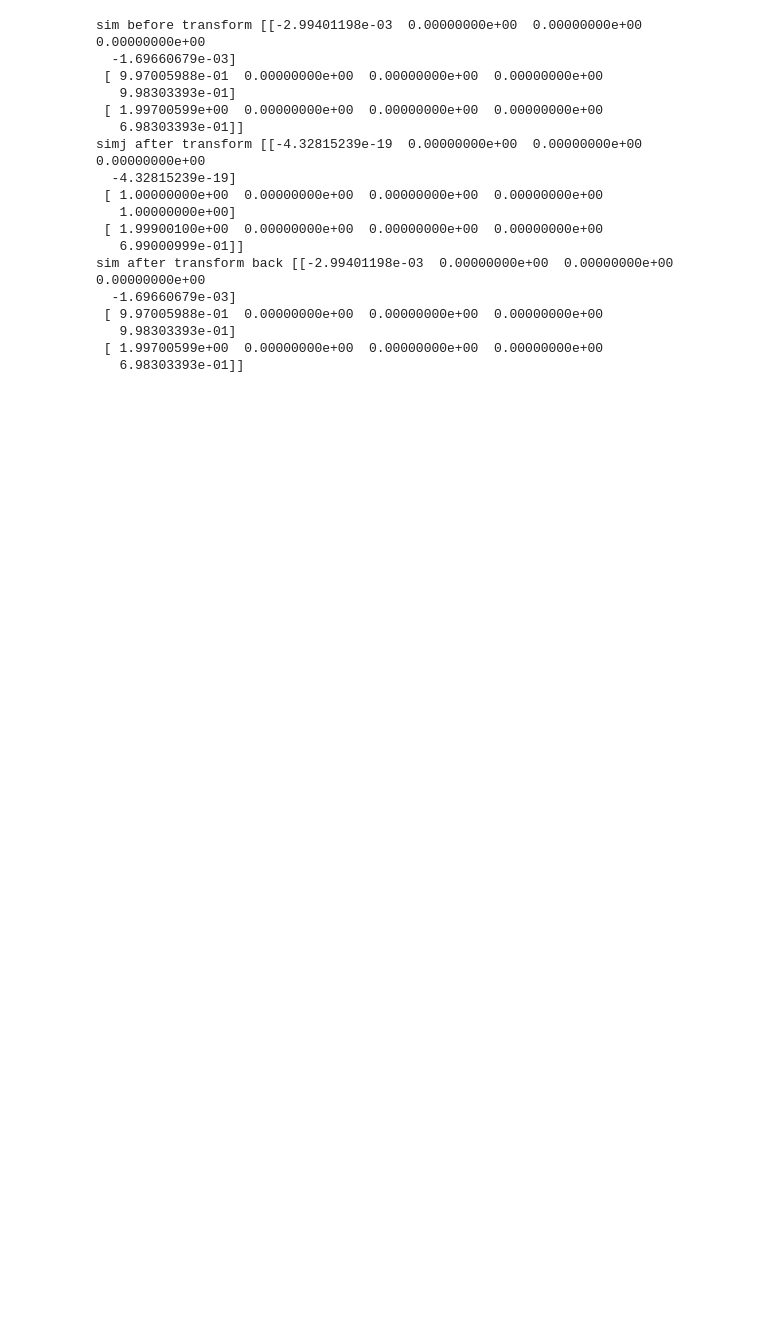
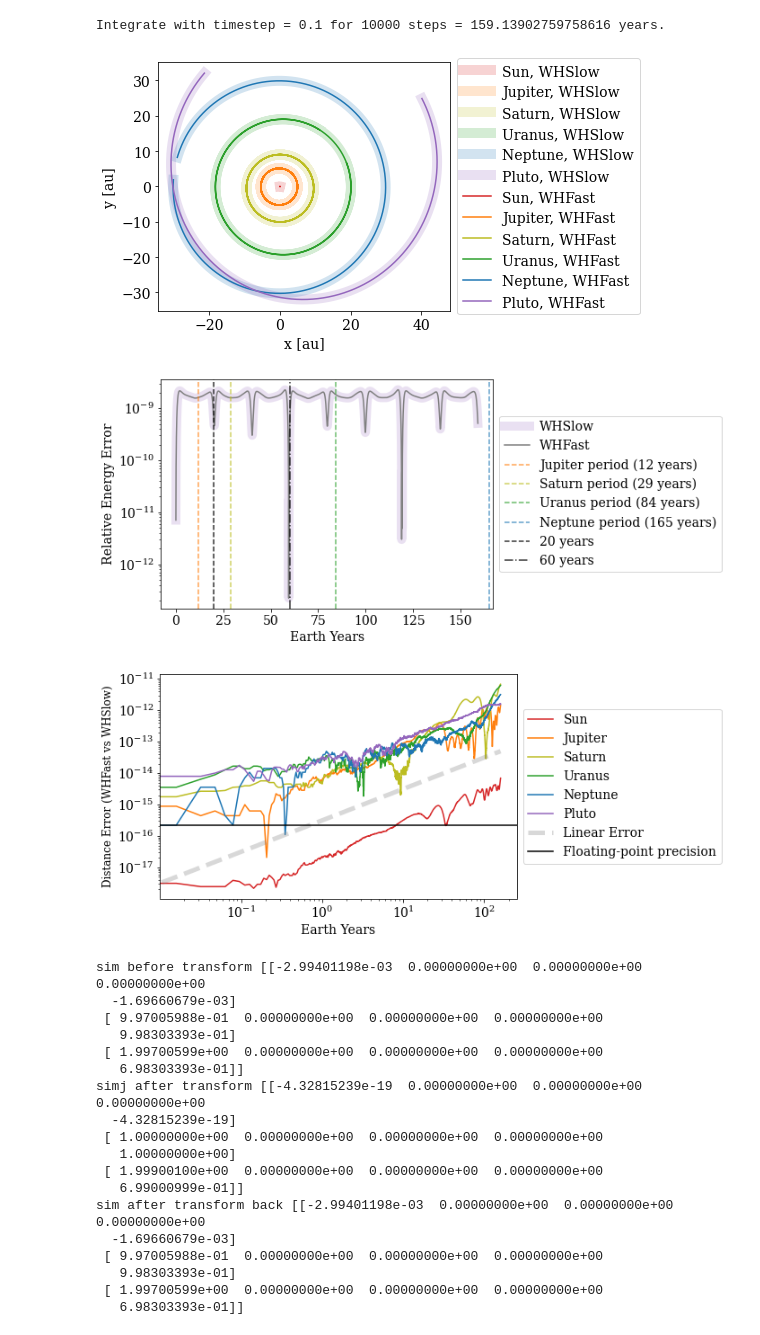
Before and after one commit to michaelkmpoon/eccentricWH, a Jupyter notebook: 08_vanillaWH_outerSolarSystem.ipynb, the cells around one changed output. Drawn from its saved outputs; the diff is of its cells as text; code cells hidden in the pictures; blank space fills up the shorter version.

```diff
--- a/08_vanillaWH_outerSolarSystem.ipynb
+++ b/08_vanillaWH_outerSolarSystem.ipynb
@@ -91,6 +91,8 @@ E0 = SS.calculate_energy()
 orbit_soln_rebound = np.zeros((len(sim), 3, N_steps))
 diff0, diff1, diff2 = np.zeros(N_steps), np.zeros(N_steps), np.zeros(N_steps)
 diff3, diff4, diff5 = np.zeros(N_steps), np.zeros(N_steps), np.zeros(N_steps)
+
+start = time.time()
 
 for i in range(N_steps):
     SS.step()
@@ -134,3 +136,7 @@ for i in range(N_steps):
     dy5 = orbit_soln_rebound[5,1,i]-orbit_soln[5,1,i]
     dz5 = orbit_soln_rebound[5,2,i]-orbit_soln[5,2,i]
     diff5[i] = np.sqrt(dx5**2 + dy5**2 + dz5**2)
+
+end = time.time()
+
+print('time to integrate =', np.round(end - start, 1), 's')
@@ -195,3 +145,68 @@ Integrate with timestep = 0.1 for 10000 steps = 159.13902759758616 years.
+# %%
+years = timestep * np.arange(N_steps) / (2*np.pi)
+print('Integrate with timestep =', timestep, 'for', N_steps, 'steps =', years[-1], 'years.')
+
+plt.figure(figsize=(10,4.5))
+plt.plot(orbit_soln[0,0], orbit_soln[0,1], lw=10, alpha=0.2, label='Sun, WHSlow', c='tab:red')
+plt.plot(orbit_soln[1,0], orbit_soln[1,1], lw=10, alpha=0.2, label='Jupiter, WHSlow', c='tab:orange')
+plt.plot(orbit_soln[2,0], orbit_soln[2,1], lw=10, alpha=0.2, label='Saturn, WHSlow', c='tab:olive')
+plt.plot(orbit_soln[3,0], orbit_soln[3,1], lw=10, alpha=0.2, label='Uranus, WHSlow', c='tab:green')
+plt.plot(orbit_soln[4,0], orbit_soln[4,1], lw=10, alpha=0.2, label='Neptune, WHSlow', c='tab:blue')
+plt.plot(orbit_soln[5,0], orbit_soln[5,1], lw=10, alpha=0.2, label='Pluto, WHSlow', c='tab:purple')
+plt.plot(orbit_soln_rebound[0,0], orbit_soln_rebound[0,1], label='Sun, WHFast', c='tab:red')
+plt.plot(orbit_soln_rebound[1,0], orbit_soln_rebound[1,1], label='Jupiter, WHFast', c='tab:orange')
+plt.plot(orbit_soln_rebound[2,0], orbit_soln_rebound[2,1], label='Saturn, WHFast', c='tab:olive')
+plt.plot(orbit_soln_rebound[3,0], orbit_soln_rebound[3,1], label='Uranus, WHFast', c='tab:green')
+plt.plot(orbit_soln_rebound[4,0], orbit_soln_rebound[4,1], label='Neptune, WHFast', c='tab:blue')
+plt.plot(orbit_soln_rebound[5,0], orbit_soln_rebound[5,1], label='Pluto, WHFast', c='tab:purple')
+plt.axis('scaled')
+plt.xlabel('x [au]')
+plt.ylabel('y [au]')
+plt.legend(loc='center left', bbox_to_anchor=(1, 0.5))
+plt.tight_layout()
+plt.savefig('SS.jpg', dpi=300)
+plt.show()
+
+plt.figure(figsize=(10,4.5))
+plt.plot(years, energy_error, lw=10, alpha=0.2, label='WHSlow', c='tab:purple')
+plt.plot(years, energy_error_reb, label='WHFast', c='tab:gray')
+plt.axvline(12, ls='--', alpha=0.7, label='Jupiter period (12 years)', c='tab:orange')
+plt.axvline(29, ls='--', alpha=0.7, label='Saturn period (29 years)', c='tab:olive')
+plt.axvline(84, ls='--', alpha=0.7, label='Uranus period (84 years)', c='tab:green')
+plt.axvline(165, ls='--', alpha=0.7, label='Neptune period (165 years)', c='tab:blue')
+plt.axvline(20, ls='--', alpha=0.8, label='20 years', c='black')
+plt.axvline(60, ls='-.', alpha=0.8, label='60 years', c='black')
+#plt.axvline(20, ls='--', label='Uranus - Saturn period', c='black')
+plt.yscale('log')
+plt.xlabel('Earth Years')
+plt.ylabel('Relative Energy Error')
+plt.legend(loc='center left', bbox_to_anchor=(1, 0.5))
+plt.tight_layout()
+plt.savefig('SS_energy_error.jpg', dpi=300)
+plt.show()
+
+plt.figure(figsize=(10,4.5))
+plt.plot(years, diff0, label='Sun', c='tab:red')
+plt.plot(years, diff1, label='Jupiter', c='tab:orange')
+plt.plot(years, diff2, label='Saturn', c='tab:olive')
+plt.plot(years, diff3, label='Uranus', c='tab:green')
+plt.plot(years, diff4, label='Neptune', c='tab:blue')
+plt.plot(years, diff5, label='Pluto', c='tab:purple')
+plt.plot(years, 5e-18*np.arange(N_steps),ls = '--', c='grey', lw=5, alpha=0.3, label='Linear Error')
+plt.axhline(sys.float_info.epsilon, label='Floating-point precision', c='black')
+plt.xscale('log')
+plt.yscale('log')
+plt.xlabel('Earth Years')
+plt.ylabel('Distance Error (WHFast vs WHSlow)', fontsize=12)
+plt.legend(loc='center left', bbox_to_anchor=(1, 0.5))
+plt.tight_layout()
+plt.savefig('SS_error.jpg', dpi=300)
+plt.show()
+# %% [output]
+Integrate with timestep = 0.1 for 10000 steps = 159.13902759758616 years.
+[figure, added]
+[figure, added]
+[figure, added]
 # %%
 # particle array as [rx, ry, vx, vy, m]
 p0 = np.array([0., 0., 0., 0., 0., 0., 1.])
```
Also changed, not shown: parts of 3 cells of this notebook, 5 other files.
